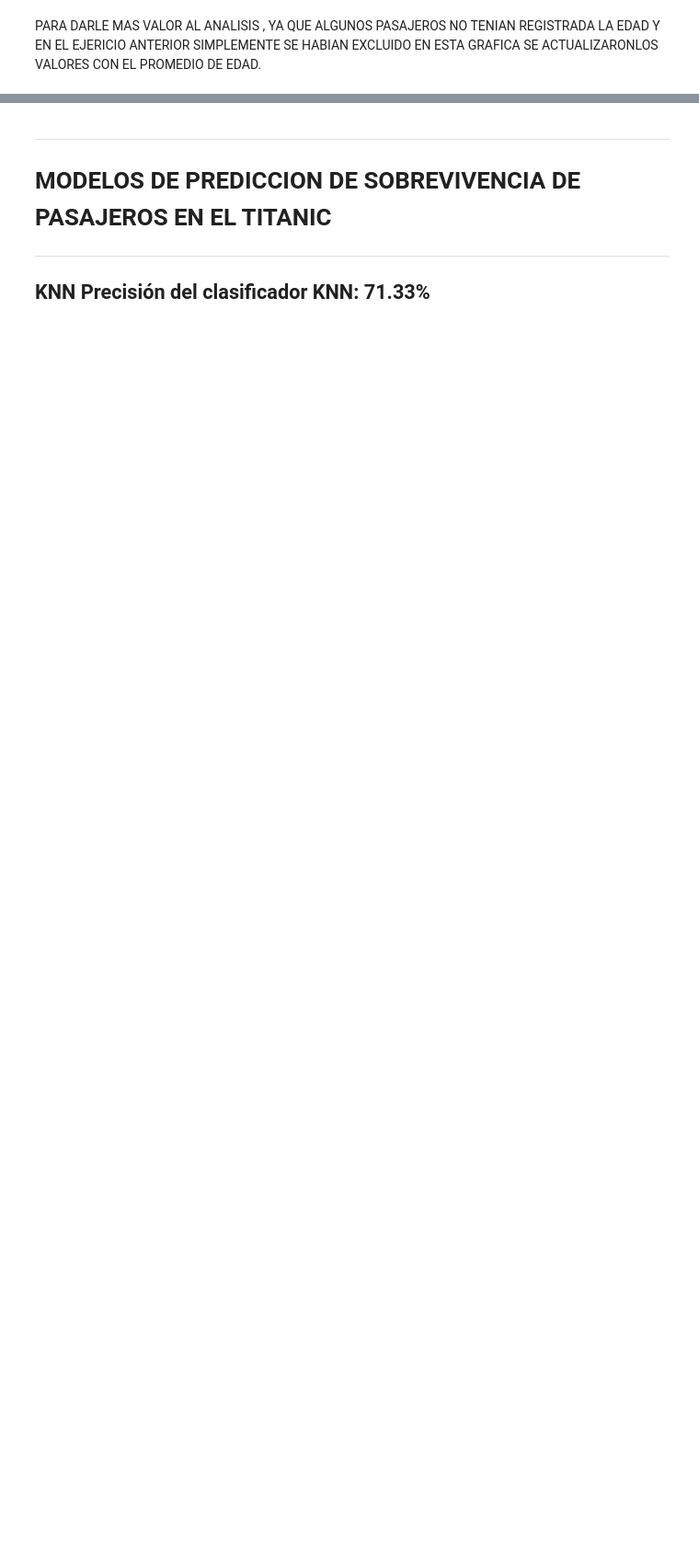
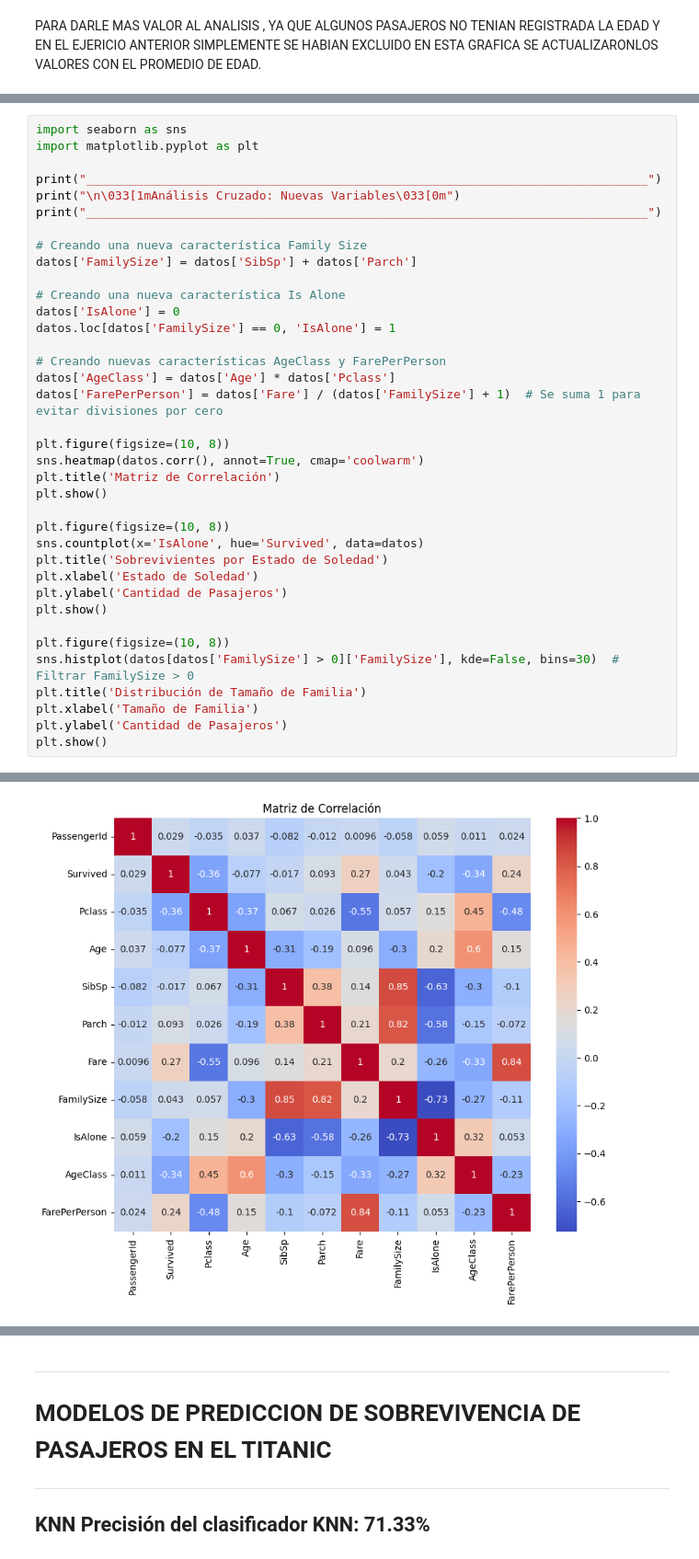
Before and after one commit to DiomedesIguax/BootCampTaller1, a Jupyter notebook: Titanic.ipynb, the cells around one changed output, grey strips where cells are left out. Shown: that part at 92% size. Cells and saved outputs as stored; diff of their text form; blank space fills up the shorter version.

```diff
--- a/Titanic.ipynb
+++ b/Titanic.ipynb
@@ -363,0 +459,38 @@ Total                 47   714
+# %%
+import seaborn as sns
+import matplotlib.pyplot as plt
+
+print("______________________________________________________________________________")
+print("\n\033[1mAnálisis Cruzado: Nuevas Variables\033[0m")
+print("______________________________________________________________________________")
+
+# Creando una nueva característica Family Size
+datos['FamilySize'] = datos['SibSp'] + datos['Parch']
+
+# Creando una nueva característica Is Alone
+datos['IsAlone'] = 0
+datos.loc[datos['FamilySize'] == 0, 'IsAlone'] = 1
+
+# Creando nuevas características AgeClass y FarePerPerson
+datos['AgeClass'] = datos['Age'] * datos['Pclass']
+datos['FarePerPerson'] = datos['Fare'] / (datos['FamilySize'] + 1)  # Se suma 1 para evitar divisiones por cero
+
+plt.figure(figsize=(10, 8))
+sns.heatmap(datos.corr(), annot=True, cmap='coolwarm')
+plt.title('Matriz de Correlación')
+plt.show()
+
+plt.figure(figsize=(10, 8))
+sns.countplot(x='IsAlone', hue='Survived', data=datos)
+plt.title('Sobrevivientes por Estado de Soledad')
+plt.xlabel('Estado de Soledad')
+plt.ylabel('Cantidad de Pasajeros')
+plt.show()
+
+plt.figure(figsize=(10, 8))
+sns.histplot(datos[datos['FamilySize'] > 0]['FamilySize'], kde=False, bins=30)  # Filtrar FamilySize > 0
+plt.title('Distribución de Tamaño de Familia')
+plt.xlabel('Tamaño de Familia')
+plt.ylabel('Cantidad de Pasajeros')
+plt.show()
+# %% [output]
@@ -363,0 +501 @@ Total                 47   714
+[figure, added]
```
Also changed, not shown: parts of 19 cells of this notebook.
